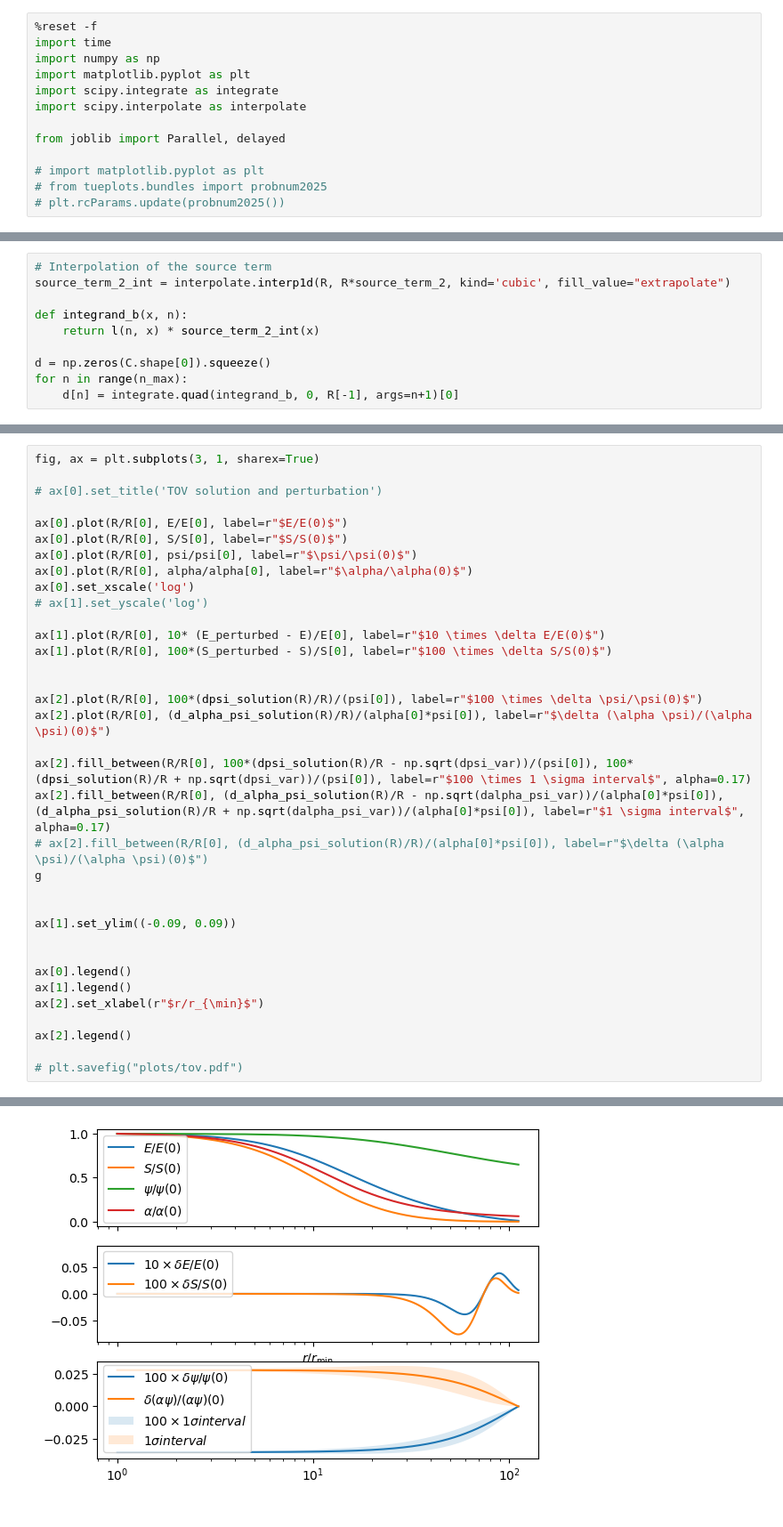
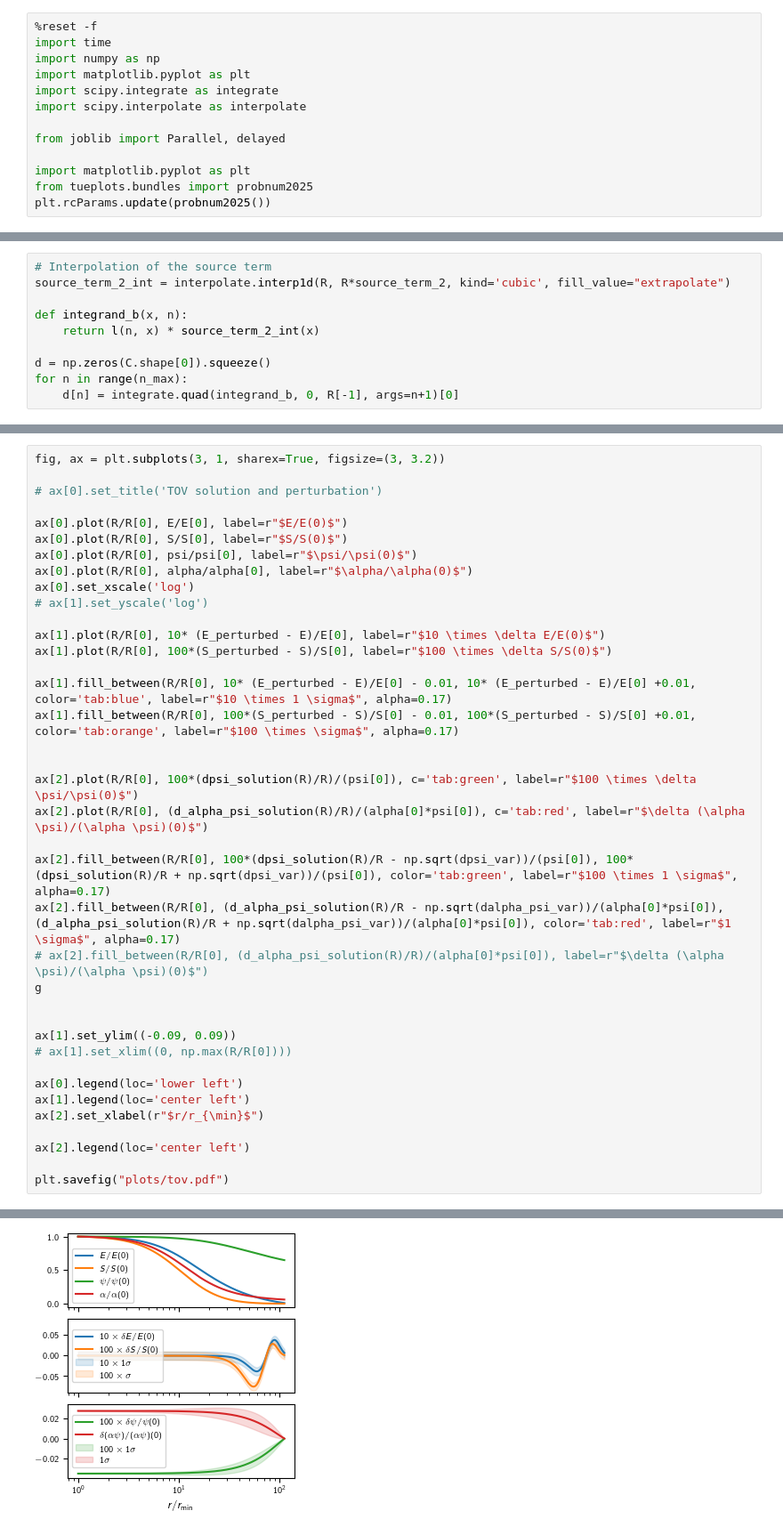
Before and after one commit to Poincare-code/henri, a Jupyter notebook: notebooks/figures_perturbed_density.ipynb, the cells around one changed output, grey strips where cells are left out. Shown at 89% size. Drawn from its saved outputs; the diff is of its cells as text.

```diff
--- a/notebooks/figures_perturbed_density.ipynb
+++ b/notebooks/figures_perturbed_density.ipynb
@@ -8,9 +8,9 @@ import scipy.interpolate as interpolate
 
 from joblib import Parallel, delayed
 
-# import matplotlib.pyplot as plt
-# from tueplots.bundles import probnum2025
-# plt.rcParams.update(probnum2025())
+import matplotlib.pyplot as plt
+from tueplots.bundles import probnum2025
+plt.rcParams.update(probnum2025())
 # %% [markdown]
 ### 0. Solutions to the TOV-Equations and Source/Matter Terms
 # %%
@@ -486,5 +446,5 @@ plt.savefig("plots/tov.pdf")
 # %%
-fig, ax = plt.subplots(3, 1, sharex=True)
+fig, ax = plt.subplots(3, 1, sharex=True, figsize=(3, 3.2))
 
 # ax[0].set_title('TOV solution and perturbation')
 
@@ -498,24 +458,27 @@ ax[0].set_xscale('log')
 ax[1].plot(R/R[0], 10* (E_perturbed - E)/E[0], label=r"$10 \times \delta E/E(0)$")
 ax[1].plot(R/R[0], 100*(S_perturbed - S)/S[0], label=r"$100 \times \delta S/S(0)$")
 
+ax[1].fill_between(R/R[0], 10* (E_perturbed - E)/E[0] - 0.01, 10* (E_perturbed - E)/E[0] +0.01, color='tab:blue', label=r"$10 \times 1 \sigma$", alpha=0.17)
+ax[1].fill_between(R/R[0], 100*(S_perturbed - S)/S[0] - 0.01, 100*(S_perturbed - S)/S[0] +0.01, color='tab:orange', label=r"$100 \times \sigma$", alpha=0.17)
 
-ax[2].plot(R/R[0], 100*(dpsi_solution(R)/R)/(psi[0]), label=r"$100 \times \delta \psi/\psi(0)$")
-ax[2].plot(R/R[0], (d_alpha_psi_solution(R)/R)/(alpha[0]*psi[0]), label=r"$\delta (\alpha \psi)/(\alpha \psi)(0)$")
 
-ax[2].fill_between(R/R[0], 100*(dpsi_solution(R)/R - np.sqrt(dpsi_var))/(psi[0]), 100*(dpsi_solution(R)/R + np.sqrt(dpsi_var))/(psi[0]), label=r"$100 \times 1 \sigma interval$", alpha=0.17)
-ax[2].fill_between(R/R[0], (d_alpha_psi_solution(R)/R - np.sqrt(dalpha_psi_var))/(alpha[0]*psi[0]), (d_alpha_psi_solution(R)/R + np.sqrt(dalpha_psi_var))/(alpha[0]*psi[0]), label=r"$1 \sigma interval$", alpha=0.17)
+ax[2].plot(R/R[0], 100*(dpsi_solution(R)/R)/(psi[0]), c='tab:green', label=r"$100 \times \delta \psi/\psi(0)$")
+ax[2].plot(R/R[0], (d_alpha_psi_solution(R)/R)/(alpha[0]*psi[0]), c='tab:red', label=r"$\delta (\alpha \psi)/(\alpha \psi)(0)$")
+
+ax[2].fill_between(R/R[0], 100*(dpsi_solution(R)/R - np.sqrt(dpsi_var))/(psi[0]), 100*(dpsi_solution(R)/R + np.sqrt(dpsi_var))/(psi[0]), color='tab:green', label=r"$100 \times 1 \sigma$", alpha=0.17)
+ax[2].fill_between(R/R[0], (d_alpha_psi_solution(R)/R - np.sqrt(dalpha_psi_var))/(alpha[0]*psi[0]), (d_alpha_psi_solution(R)/R + np.sqrt(dalpha_psi_var))/(alpha[0]*psi[0]), color='tab:red', label=r"$1 \sigma$", alpha=0.17)
 # ax[2].fill_between(R/R[0], (d_alpha_psi_solution(R)/R)/(alpha[0]*psi[0]), label=r"$\delta (\alpha \psi)/(\alpha \psi)(0)$")
 g
 
 
 ax[1].set_ylim((-0.09, 0.09))
+# ax[1].set_xlim((0, np.max(R/R[0])))
 
-
-ax[0].legend()
-ax[1].legend()
+ax[0].legend(loc='lower left')
+ax[1].legend(loc='center left')
 ax[2].set_xlabel(r"$r/r_{\min}$")
 
-ax[2].legend()
+ax[2].legend(loc='center left')
 
-# plt.savefig("plots/tov.pdf")
+plt.savefig("plots/tov.pdf")
 # %% [output]
@@ -523 +485 @@ ax[2].legend()
-[figure, old version]
+[figure, new version]
```
Also changed, not shown: parts of 21 cells of this notebook, 3 other files.
